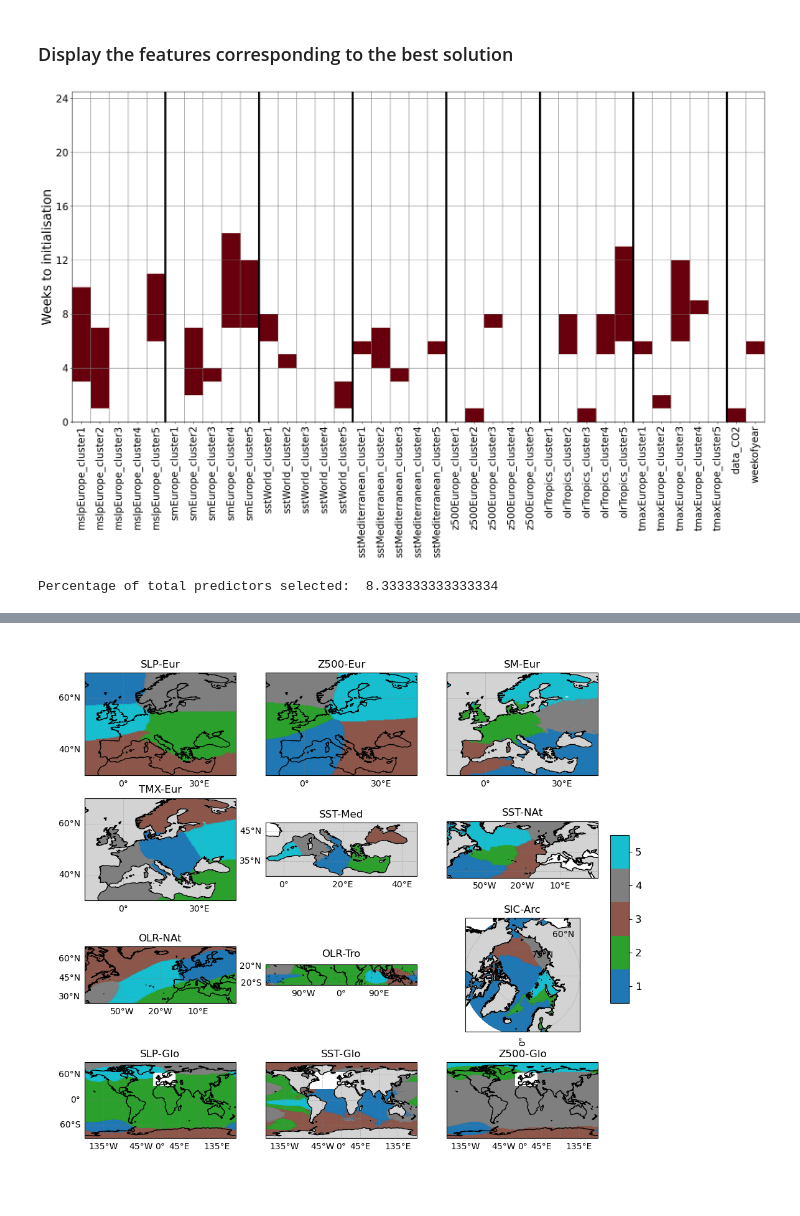
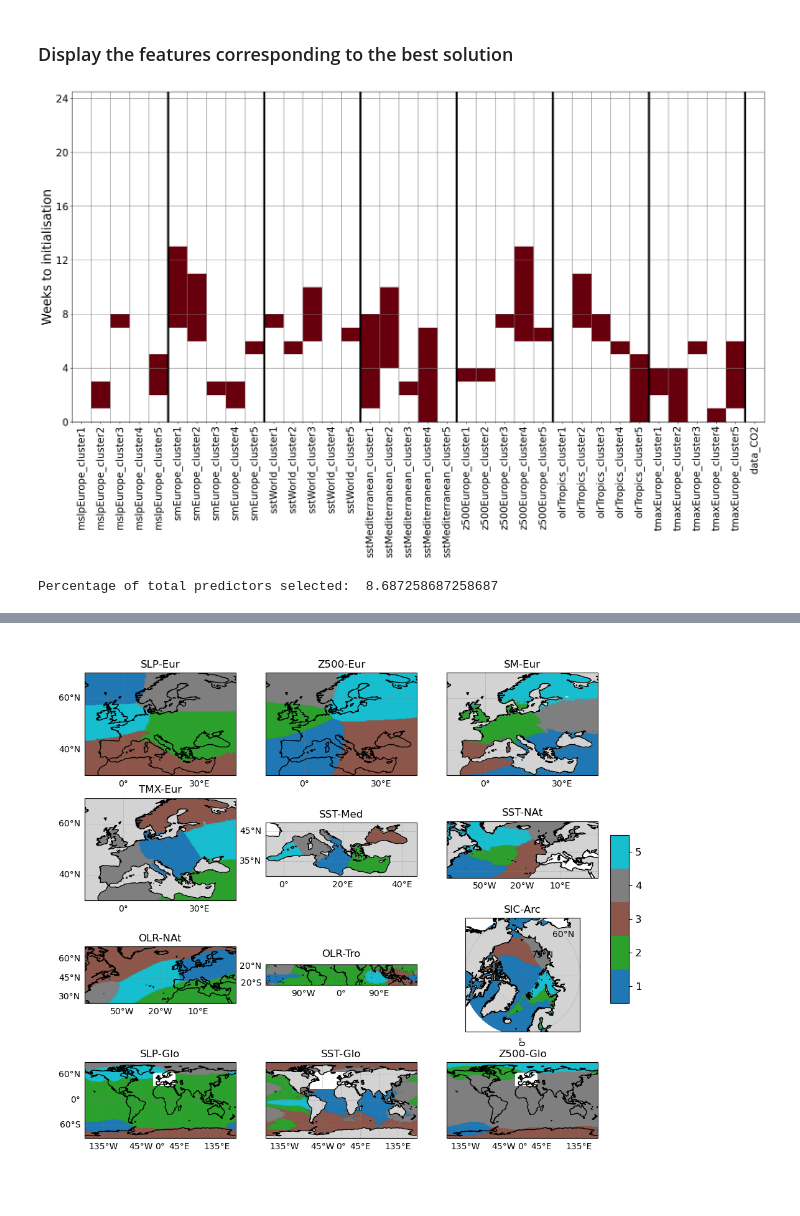
Before and after one commit to climateintelligence/DDHWSF, a Jupyter notebook: DDHWSF_Training/2b_FeatureSelection-plot.ipynb, the cells around one changed output, grey strips where cells are left out. Cells and saved outputs as stored; diff of their text form; code cells hidden in the pictures.

Commit message:
Added ready-made predictor files

```diff
--- a/DDHWSF_Training/2b_FeatureSelection-plot.ipynb
+++ b/DDHWSF_Training/2b_FeatureSelection-plot.ipynb
@@ -21,7 +21,7 @@ from IPython.display import display
 ### ! Can be opened even while the algorithm is still running !
 # %%
 print ("Training Score (CV - cross-validation) , Test Score , Solution array")
-name='Output/optimisation_output.csv'
+name='Output_FeatureSelection/predictors_optimised.csv'
 sol_file_av = pd.read_csv(name, index_col=None, sep=' ', header=0)
 num_sims=sol_file_av.shape[0]
 print (sol_file_av)
@@ -84,8 +84,9 @@ plt.show()
 ## STEP 3. Plot Optimal Solution.
 ### Use the optimal solution chart and cluster maps below to explore the predictors of heatwaves for your target location.
 # %%
-array_best = np.fromstring(sol_file_av.Sol[sol_file_av.sort_values(by=['CV'],ascending=True).index[0]].replace('[', '').replace(']', '').replace('\n', ''), dtype=float, sep=' ')
-split=int(array_best.shape[0]/3)
+array_optimised = np.fromstring(sol_file_av.Sol[sol_file_av.sort_values(by=['CV'],ascending=True).index[0]].replace('[', '').replace(']', '').replace('\n', ''), dtype=float, sep=' ')
+
+split=int(array_optimised.shape[0]/3)
 
 pred_dataframe = pd.read_csv('../DATA/Predictors_dataset_past2k_weekly-smallsample.csv', index_col=0)
 column_names = pred_dataframe.columns.tolist()
@@ -95,7 +96,13 @@ print (column_names)
 # %% [markdown]
 ### Display the features corresponding to the best solution
 # %%
-def create_board(n_rows, n_cols, final_sequence, sequence_length, feat_sel):
+def create_board(solution_array):
+    final_sequence=solution_array[split:split*2]
+    sequence_length=solution_array[0:split]
+    feat_sel=solution_array[split*2:]
+    n_rows = int((sequence_length+ final_sequence).max())+10
+    n_cols = split
+
     board = np.zeros((n_rows, n_cols))
 
     for i in range(n_cols):
@@ -115,41 +122,35 @@ def plot_board(board, column_names,show):
       lower[:,i] = np.linspace(1, upper[0,i], lower.shape[0])
     cmap = np.vstack(( lower, upper ))
     cmap = mpl.colors.ListedColormap(cmap, name='myColorMap', N=cmap.shape[0])
 
     plt.imshow(board, cmap=cmap, origin='lower',aspect='auto')
     plt.xticks(np.arange(len(column_names)), column_names, rotation=90,fontsize=11)
     plt.yticks(np.arange(0,board.shape[0],1)-0.5,np.arange(0,board.shape[0],1))
     minor_locator = AutoMinorLocator(2)
     plt.gca().xaxis.set_minor_locator(minor_locator)
 
     plt.xticks(np.arange(len(column_names)), column_names, rotation=90, fontsize=20)
     plt.yticks(np.arange(0,25,4) - 0.5, range(0,25,4),fontsize=20)
 
     minor_locator = AutoMinorLocator(2)
     plt.gca().xaxis.set_minor_locator(minor_locator)
     plt.gca().xaxis.grid(which='minor', color='gray', linewidth=1)
     plt.gca().yaxis.grid(which='major', color='gray', linewidth=1)
 
     plt.ylabel('Weeks to initialisation', fontsize=25)
     plt.ylim([-0.5,24])
     plt.xlim([-0.5,35.5])
 
     for i in range(0,int(len(column_names)/5),1):
         plt.axvline(x=4.5+(5*i),color='black',lw='4')
 
-
     plt.show()
 
-sequence_length_best = array_best[0:split]
-final_sequence_best = array_best[split:split*2]
-feat_sel_best = array_best[split*2:]
-n_rows = int((sequence_length_best + final_sequence_best).max())+10
-n_cols = split
-board_best = create_board(n_rows, n_cols, final_sequence_best, sequence_length_best, feat_sel_best)
+board_optimised = create_board(array_optimised)
 
-plot_board(board_best, column_names,True)
+plot_board(board_optimised, column_names,True)
 
-print ("Percentage of total predictors selected: ", 100.*np.sum(board_best)/(24*len(column_names)))
+print ("Percentage of total predictors selected: ", 100.*np.sum(board_optimised)/(28*len(column_names)))
 # %% [output]
-[figure, old version]
+[figure, new version]
-Percentage of total predictors selected:  8.333333333333334
+Percentage of total predictors selected:  8.687258687258687
```
Also changed, not shown: parts of 7 cells of this notebook, 17 other files.
